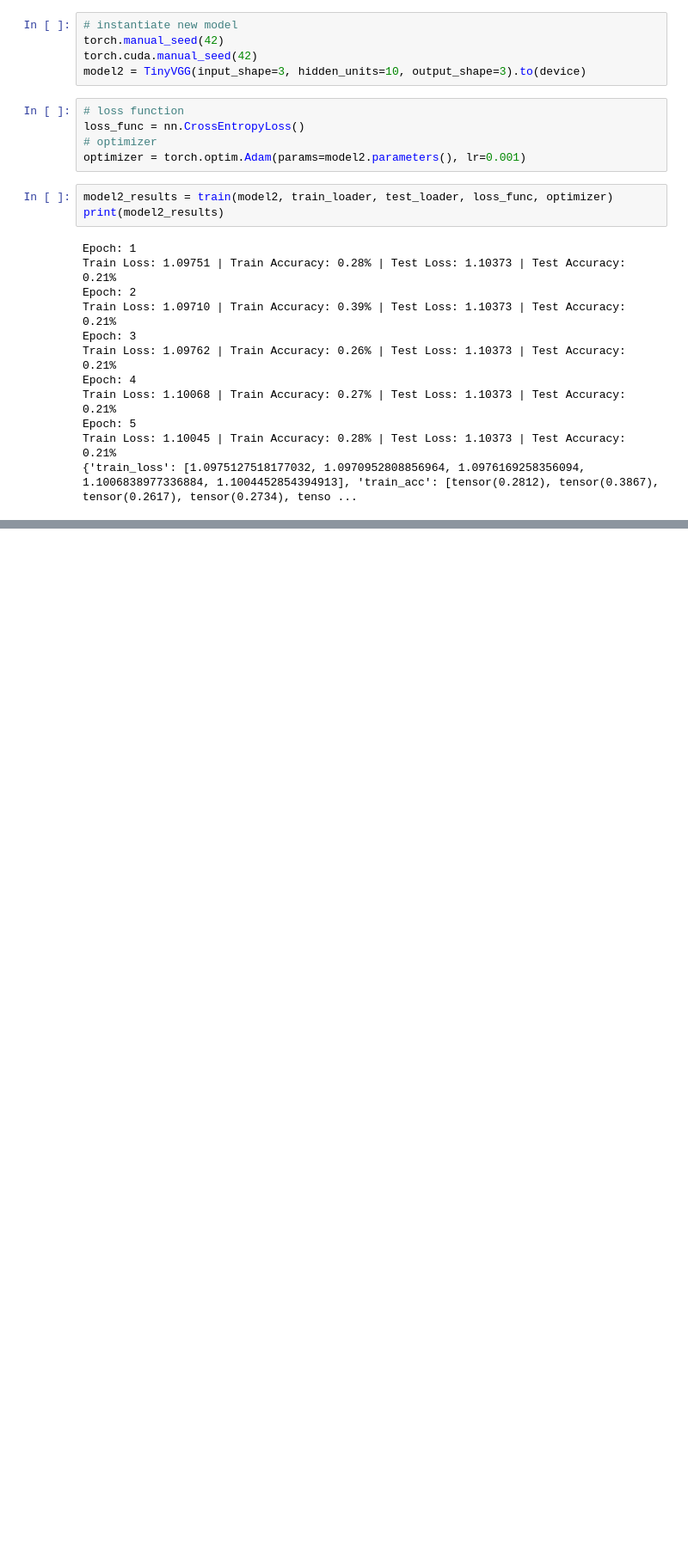
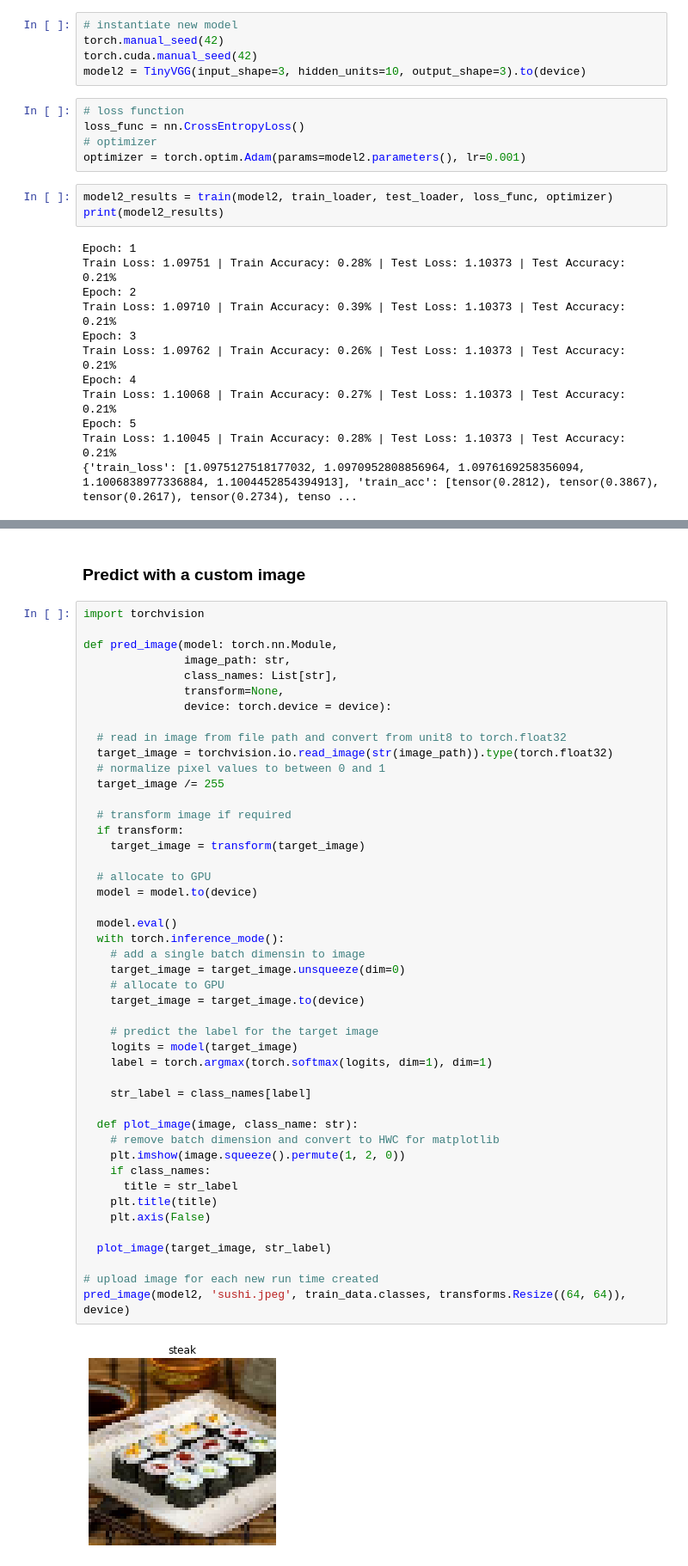
Before and after one commit to torrhen/pytorch_miscellaneous, a Jupyter notebook: 04_pytorch_custom_datasets.ipynb, the cells around one changed output, grey strips where cells are left out. Shown at 86% size. Drawn from its saved outputs; the diff is of its cells as text; blank space fills up the shorter version.

```diff
--- a/04_pytorch_custom_datasets.ipynb
+++ b/04_pytorch_custom_datasets.ipynb
@@ -728,0 +795,50 @@ Train Loss: 1.10045 | Train Accuracy: 0.28% | Test Loss: 1.10373 | Test Accuracy
+# %% [markdown]
+### Predict with a custom image
+# %%
+import torchvision
+
+def pred_image(model: torch.nn.Module,
+               image_path: str,
+               class_names: List[str],
+               transform=None,
+               device: torch.device = device):
+
+  # read in image from file path and convert from unit8 to torch.float32
+  target_image = torchvision.io.read_image(str(image_path)).type(torch.float32)
+  # normalize pixel values to between 0 and 1
+  target_image /= 255
+
+  # transform image if required
+  if transform:
+    target_image = transform(target_image)
+
+  # allocate to GPU
+  model = model.to(device)
+
+  model.eval()
+  with torch.inference_mode():
+    # add a single batch dimensin to image
+    target_image = target_image.unsqueeze(dim=0)
+    # allocate to GPU
+    target_image = target_image.to(device)
+
+    # predict the label for the target image
+    logits = model(target_image)
+    label = torch.argmax(torch.softmax(logits, dim=1), dim=1)
+
+    str_label = class_names[label]
+
+  def plot_image(image, class_name: str):
+    # remove batch dimension and convert to HWC for matplotlib
+    plt.imshow(image.squeeze().permute(1, 2, 0))
+    if class_names:
+      title = str_label
+    plt.title(title)
+    plt.axis(False)
+
+  plot_image(target_image, str_label)
+
+# upload image for each new run time created
+pred_image(model2, 'sushi.jpeg', train_data.classes, transforms.Resize((64, 64)), device)
+# %% [output]
+[figure, added]
```
Also changed, not shown: parts of 6 cells of this notebook.
